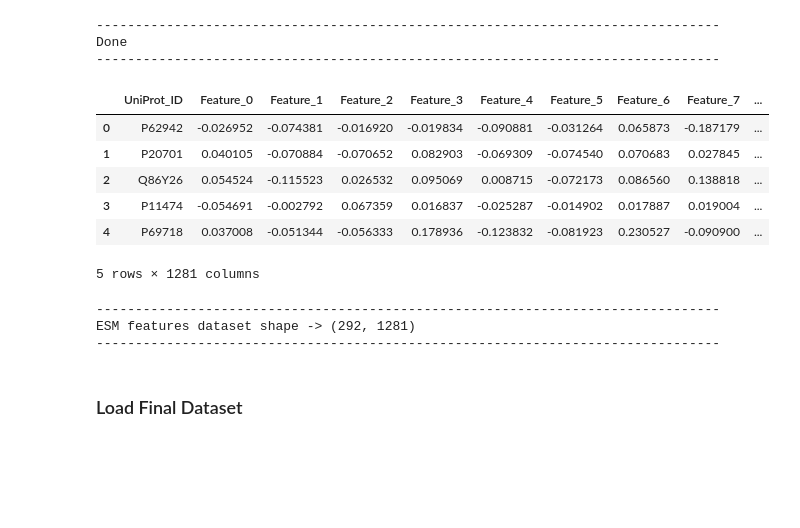
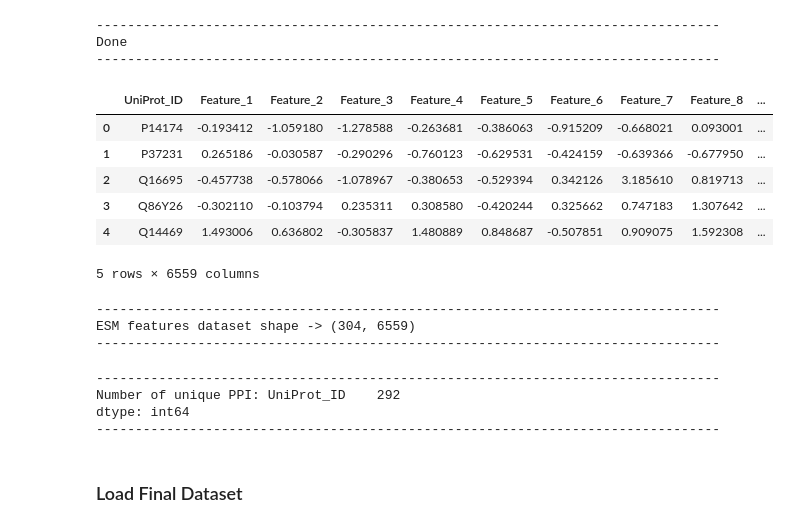
Before and after one commit to Gavision97/DLResearchPPI, a Jupyter notebook: Research Projects/Project 5 Building Model for Research Pipeline/code/proj5_pt_ft_gpu.ipynb, the cells around one changed output. Saved outputs shown, nothing was run; the diff lists cells and outputs as text; code cells hidden in the pictures; blank space fills up the shorter version.

Commit message:
added combined ppi fetures dataset code & updated AUVG_PPI model ...

```diff
--- a/Research Projects/Project 5 Building Model for Research Pipeline/code/proj5_pt_ft_gpu.ipynb
+++ b/Research Projects/Project 5 Building Model for Research Pipeline/code/proj5_pt_ft_gpu.ipynb
@@ -364,28 +152,36 @@ Check whether we got embeddings for all SMILES -> True
 # %% [markdown]
 ### Load ESM Protein Features Datasetm ###
 # %%
-esm_df = pd.read_csv(os.path.join('datasets', 'esm_features.csv'))
+ppi_features_df = pd.read_csv(os.path.join('datasets', 'merged_ppi_features.csv'))
 PRINT()
 # %% [output]
 --------------------------------------------------------------------------------
 Done
 --------------------------------------------------------------------------------
 # %%
-esm_df.head()
+ppi_features_df.head()
 # %% [output]
-|  | UniProt_ID | Feature_0 | Feature_1 | Feature_2 | Feature_3 | Feature_4 | Feature_5 | Feature_6 | Feature_7 | ... |
-| 0 | P62942 | -0.026952 | -0.074381 | -0.016920 | -0.019834 | -0.090881 | -0.031264 | 0.065873 | -0.187179 | ... |
-| 1 | P20701 | 0.040105 | -0.070884 | -0.070652 | 0.082903 | -0.069309 | -0.074540 | 0.070683 | 0.027845 | ... |
-| 2 | Q86Y26 | 0.054524 | -0.115523 | 0.026532 | 0.095069 | 0.008715 | -0.072173 | 0.086560 | 0.138818 | ... |
-| 3 | P11474 | -0.054691 | -0.002792 | 0.067359 | 0.016837 | -0.025287 | -0.014902 | 0.017887 | 0.019004 | ... |
-| 4 | P69718 | 0.037008 | -0.051344 | -0.056333 | 0.178936 | -0.123832 | -0.081923 | 0.230527 | -0.090900 | ... |
+|  | UniProt_ID | Feature_1 | Feature_2 | Feature_3 | Feature_4 | Feature_5 | Feature_6 | Feature_7 | Feature_8 | ... |
+| 0 | P14174 | -0.193412 | -1.059180 | -1.278588 | -0.263681 | -0.386063 | -0.915209 | -0.668021 | 0.093001 | ... |
+| 1 | P37231 | 0.265186 | -0.030587 | -0.290296 | -0.760123 | -0.629531 | -0.424159 | -0.639366 | -0.677950 | ... |
+| 2 | Q16695 | -0.457738 | -0.578066 | -1.078967 | -0.380653 | -0.529394 | 0.342126 | 3.185610 | 0.819713 | ... |
+| 3 | Q86Y26 | -0.302110 | -0.103794 | 0.235311 | 0.308580 | -0.420244 | 0.325662 | 0.747183 | 1.307642 | ... |
+| 4 | Q14469 | 1.493006 | 0.636802 | -0.305837 | 1.480889 | 0.848687 | -0.507851 | 0.909075 | 1.592308 | ... |
-5 rows × 1281 columns
+5 rows × 6559 columns
-# %%
-PRINTM(f'ESM features dataset shape -> {esm_df.shape}')
-# %% [output]
---------------------------------------------------------------------------------
-ESM features dataset shape -> (292, 1281)
---------------------------------------------------------------------------------
+# %%
+PRINTM(f'ESM features dataset shape -> {ppi_features_df.shape}')
+# %% [output]
+--------------------------------------------------------------------------------
+ESM features dataset shape -> (304, 6559)
+--------------------------------------------------------------------------------
+# %%
+n = ppi_features_df[['UniProt_ID']].nunique()
+PRINTM(f'Number of unique PPI: {n}')
+# %% [output]
+--------------------------------------------------------------------------------
+Number of unique PPI: UniProt_ID    292
+dtype: int64
+--------------------------------------------------------------------------------
 # %% [markdown]
 ### Load Final Dataset ###
 # %%
```
Also changed, not shown: parts of 81 cells of this notebook, 3 other files.
